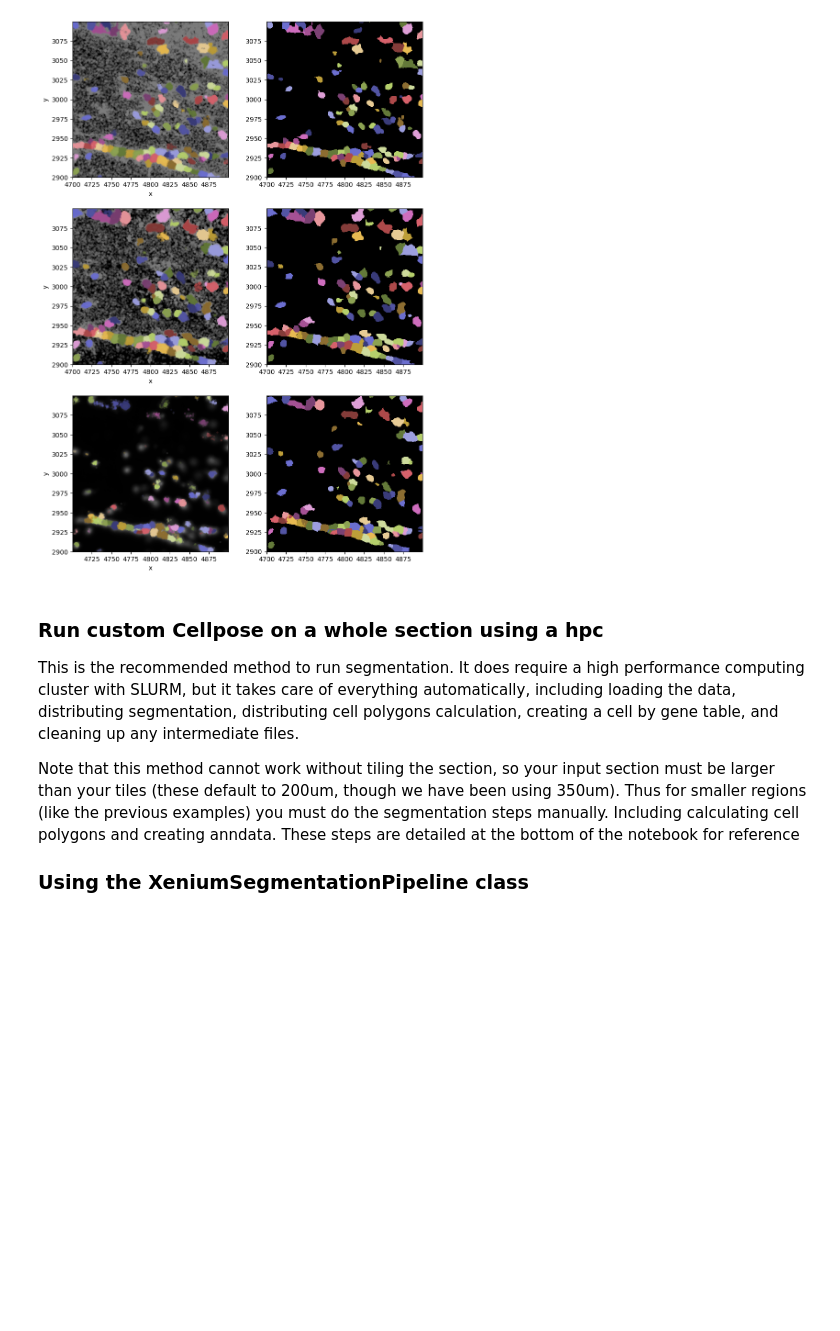
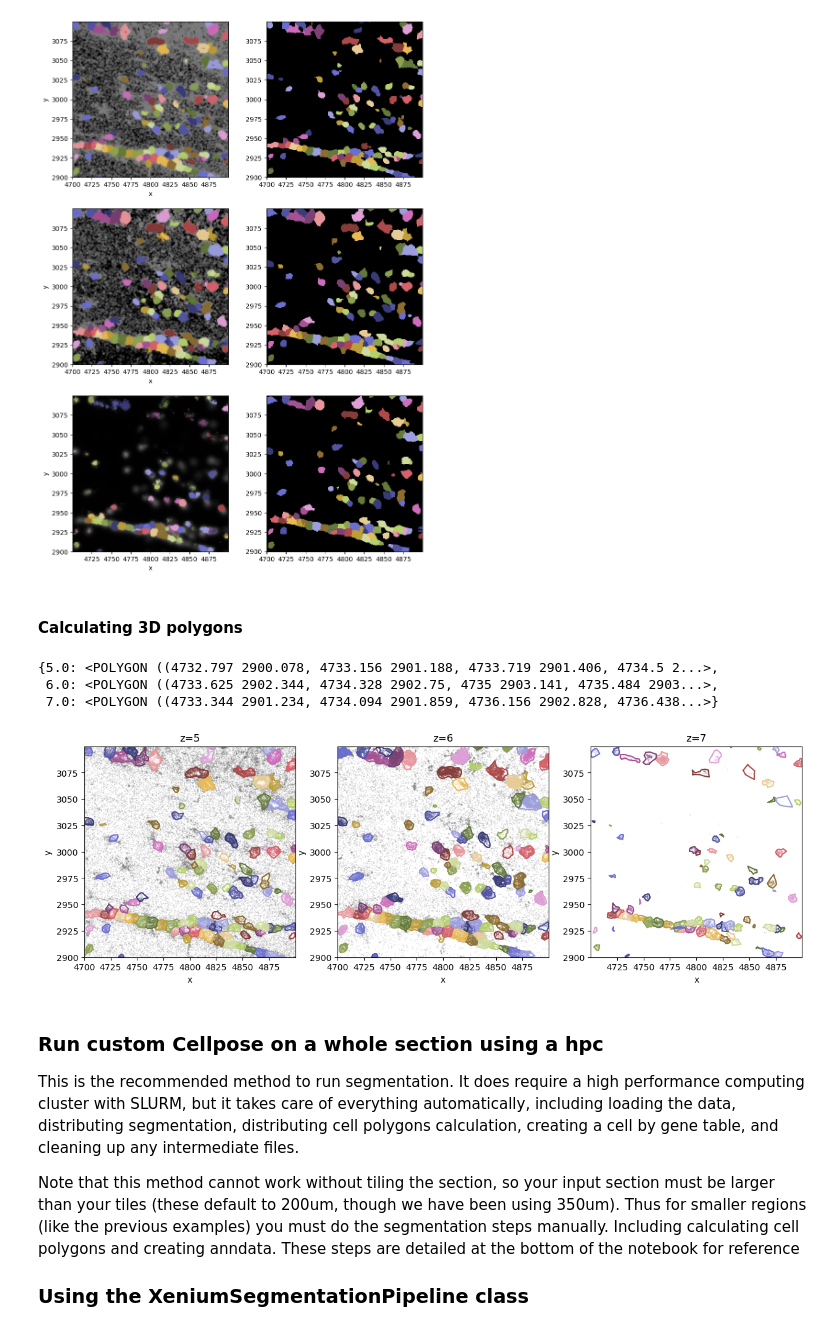
Before and after one commit to AllenInstitute/spots-in-space, a Jupyter notebook: demos/xenium_demo.ipynb, the cells around one changed output. Drawn from its saved outputs; the diff is of its cells as text; code cells hidden in the pictures; blank space fills up the shorter version.

```diff
--- a/demos/xenium_demo.ipynb
+++ b/demos/xenium_demo.ipynb
@@ -224,6 +274,29 @@ for i, z in enumerate(range(*frames)):
     mask_layer.show(ax[i, 1], cmap=cmap_custom_3d, interpolation='None')
 # %% [output]
 [figure]
+# %% [markdown]
+#### Calculating 3D polygons
+# %%
+segmented_spot_table = result_custom_3d.spot_table()
+segmented_spot_table.calculate_cell_polygons() # calculate_cell_polygons creates 3D cell polygons by default
+# %%
+# 3D polygons are stored as a dictionary with float z-planes as keys and shapely Polygons as values
+segmented_spot_table.cell_polygons[1]
+# %% [output]
+{5.0: <POLYGON ((4732.797 2900.078, 4733.156 2901.188, 4733.719 2901.406, 4734.5 2...>,
+ 6.0: <POLYGON ((4733.625 2902.344, 4734.328 2902.75, 4735 2903.141, 4735.484 2903...>,
+ 7.0: <POLYGON ((4733.344 2901.234, 4734.094 2901.859, 4736.156 2902.828, 4736.438...>}
+# %%
+frames = sub_st.detect_z_planes(float_cut=0.01)
+n_planes = frames[1] - frames[0]
+
+fig, ax = plt.subplots(1, n_planes, figsize=(5*n_planes, 5))
+
+for i, z in enumerate(range(*frames)):
+    segmented_spot_table.scatter_plot(ax=ax[i], color='cell_ids', show_polygons=True, z_pos=z)
+    ax[i].set_title(f'z={z}')
+# %% [output]
+[figure, added]
 # %% [markdown]
 ### Run custom Cellpose on a whole section using a hpc
 
```
Also changed, not shown: parts of 11 cells of this notebook, 2 other files.
